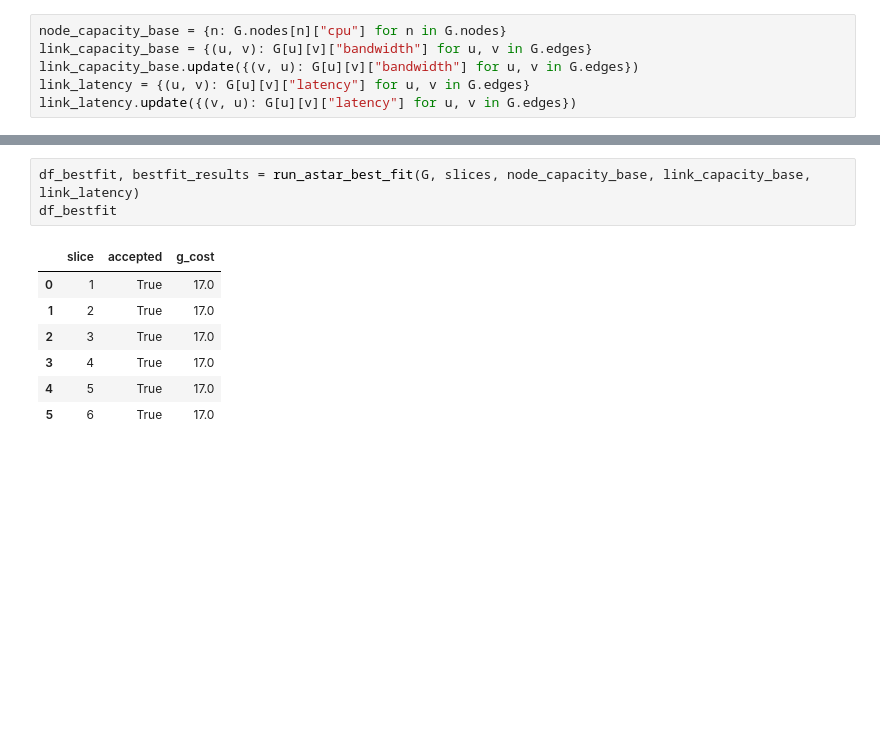
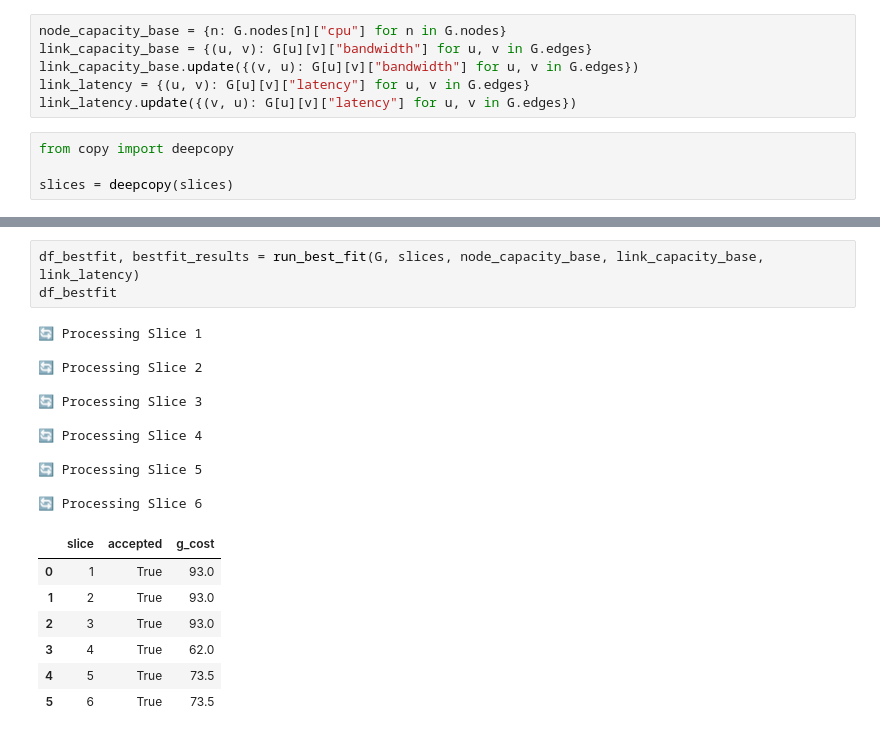
Before and after one commit to ceciliadesousaluzalmeida/5g-slicing-energy-effiiciency, a Jupyter notebook: simulator/analisys_notebook.ipynb, the cells around one changed output, grey strips where cells are left out. Saved outputs shown, nothing was run; the diff lists cells and outputs as text; blank space fills up the shorter version.

```diff
--- a/simulator/analisys_notebook.ipynb
+++ b/simulator/analisys_notebook.ipynb
@@ -104,6 +191,10 @@ link_capacity_base = {(u, v): G[u][v]["bandwidth"] for u, v in G.edges}
 link_capacity_base.update({(v, u): G[u][v]["bandwidth"] for u, v in G.edges})
 link_latency = {(u, v): G[u][v]["latency"] for u, v in G.edges}
 link_latency.update({(v, u): G[u][v]["latency"] for u, v in G.edges})
+# %%
+from copy import deepcopy
+
+slices = deepcopy(slices)
 # %%
 
 df_astar, results_astar = run_astar(G, slices, node_capacity_base, link_capacity_base)
@@ -202,16 +258,27 @@ df_ff
 | 4 | 5 | False |
 | 5 | 6 | False |
 # %%
-df_bestfit, bestfit_results = run_astar_best_fit(G, slices, node_capacity_base, link_capacity_base, link_latency)
+df_bestfit, bestfit_results = run_best_fit(G, slices, node_capacity_base, link_capacity_base, link_latency)
 df_bestfit
 # %% [output]
+🔄 Processing Slice 1
+
+🔄 Processing Slice 2
+
+🔄 Processing Slice 3
+
+🔄 Processing Slice 4
+
+🔄 Processing Slice 5
+
+🔄 Processing Slice 6
 |  | slice | accepted | g_cost |
-| 0 | 1 | True | 17.0 |
-| 1 | 2 | True | 17.0 |
-| 2 | 3 | True | 17.0 |
-| 3 | 4 | True | 17.0 |
-| 4 | 5 | True | 17.0 |
-| 5 | 6 | True | 17.0 |
+| 0 | 1 | True | 93.0 |
+| 1 | 2 | True | 93.0 |
+| 2 | 3 | True | 93.0 |
+| 3 | 4 | True | 62.0 |
+| 4 | 5 | True | 73.5 |
+| 5 | 6 | True | 73.5 |
 # %%
 import matplotlib.pyplot as plt
 import pandas as pd
```
Also changed, not shown: parts of 9 cells of this notebook, 6 other files.
